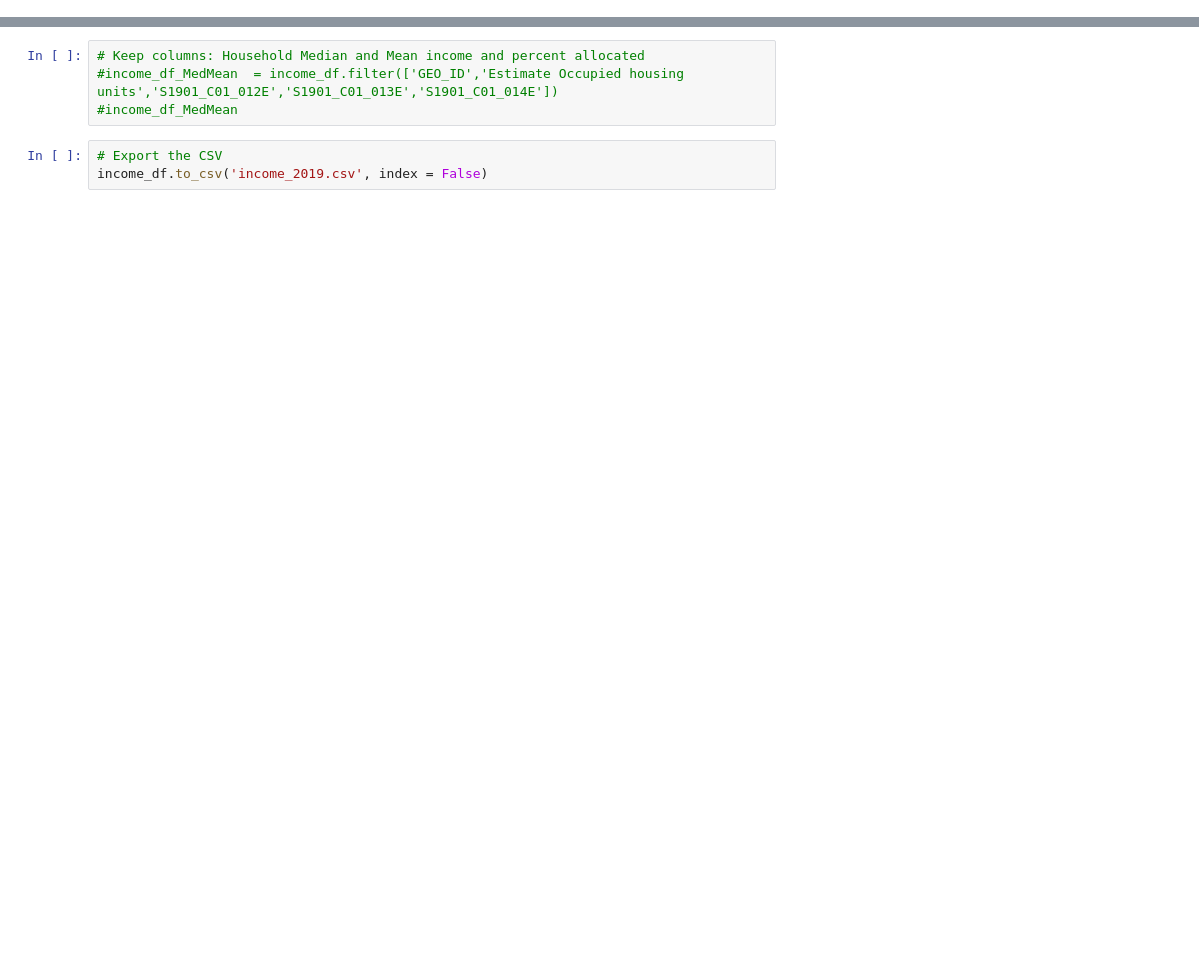
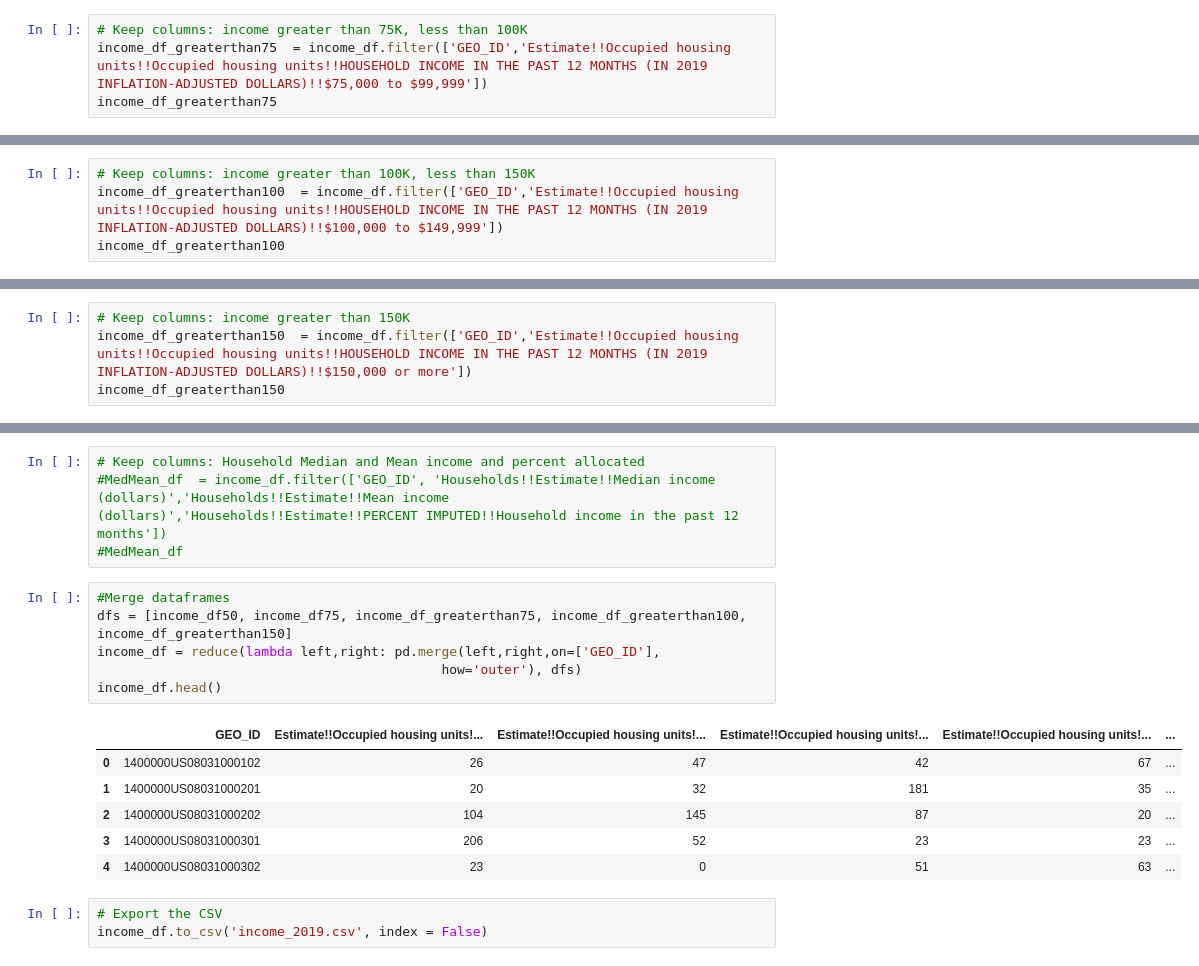
Before and after one commit to LinzStearns/CO_real_estate, a Jupyter notebook: 2019 income.ipynb, the cells around one changed output, grey strips where cells are left out. Saved outputs shown, nothing was run; the diff lists cells and outputs as text; blank space fills up the shorter version.

```diff
--- a/2019 income.ipynb
+++ b/2019 income.ipynb
@@ -91,0 +75,4 @@ income_df_greaterthan150
+# %%
+# Keep columns: income greater than 75K, less than 100K
+income_df_greaterthan75  = income_df.filter(['GEO_ID','Estimate!!Occupied housing units!!Occupied housing units!!HOUSEHOLD INCOME IN THE PAST 12 MONTHS (IN 2019 INFLATION-ADJUSTED DOLLARS)!!$75,000 to $99,999'])
+income_df_greaterthan75
@@ -91,0 +93,4 @@ income_df_greaterthan150
+# %%
+# Keep columns: income greater than 100K, less than 150K
+income_df_greaterthan100  = income_df.filter(['GEO_ID','Estimate!!Occupied housing units!!Occupied housing units!!HOUSEHOLD INCOME IN THE PAST 12 MONTHS (IN 2019 INFLATION-ADJUSTED DOLLARS)!!$100,000 to $149,999'])
+income_df_greaterthan100
@@ -91,0 +111,4 @@ income_df_greaterthan150
+# %%
+# Keep columns: income greater than 150K
+income_df_greaterthan150  = income_df.filter(['GEO_ID','Estimate!!Occupied housing units!!Occupied housing units!!HOUSEHOLD INCOME IN THE PAST 12 MONTHS (IN 2019 INFLATION-ADJUSTED DOLLARS)!!$150,000 or more'])
+income_df_greaterthan150
@@ -92,7 +129,20 @@ income_df_greaterthan150
 # %%
 # Keep columns: Household Median and Mean income and percent allocated
-#income_df_MedMean  = income_df.filter(['GEO_ID','Estimate Occupied housing units','S1901_C01_012E','S1901_C01_013E','S1901_C01_014E'])
-#income_df_MedMean
+#MedMean_df  = income_df.filter(['GEO_ID', 'Households!!Estimate!!Median income (dollars)','Households!!Estimate!!Mean income (dollars)','Households!!Estimate!!PERCENT IMPUTED!!Household income in the past 12 months'])
+#MedMean_df
 # %%
-# Export the CSV
-income_df.to_csv('income_2019.csv', index = False)
+#Merge dataframes
+dfs = [income_df50, income_df75, income_df_greaterthan75, income_df_greaterthan100, income_df_greaterthan150]
+income_df = reduce(lambda left,right: pd.merge(left,right,on=['GEO_ID'],
+                                            how='outer'), dfs)
+income_df.head()
+# %% [output]
+|  | GEO_ID | Estimate!!Occupied housing units!... | Estimate!!Occupied housing units!... | Estimate!!Occupied housing units!... | Estimate!!Occupied housing units!... | ... |
+| 0 | 1400000US08031000102 | 26 | 47 | 42 | 67 | ... |
+| 1 | 1400000US08031000201 | 20 | 32 | 181 | 35 | ... |
+| 2 | 1400000US08031000202 | 104 | 145 | 87 | 20 | ... |
+| 3 | 1400000US08031000301 | 206 | 52 | 23 | 23 | ... |
+| 4 | 1400000US08031000302 | 23 | 0 | 51 | 63 | ... |
+# %%
+# Export the CSV
+income_df.to_csv('income_2019.csv', index = False)
```
Also changed, not shown: parts of 9 cells of this notebook, 42 other files.
